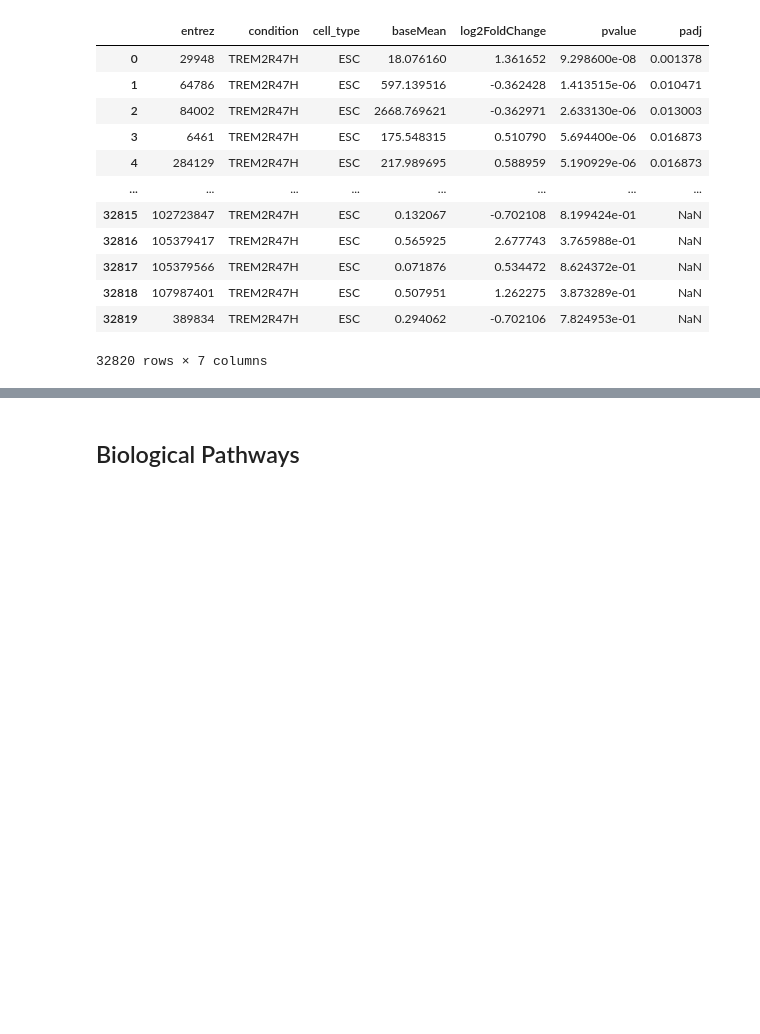
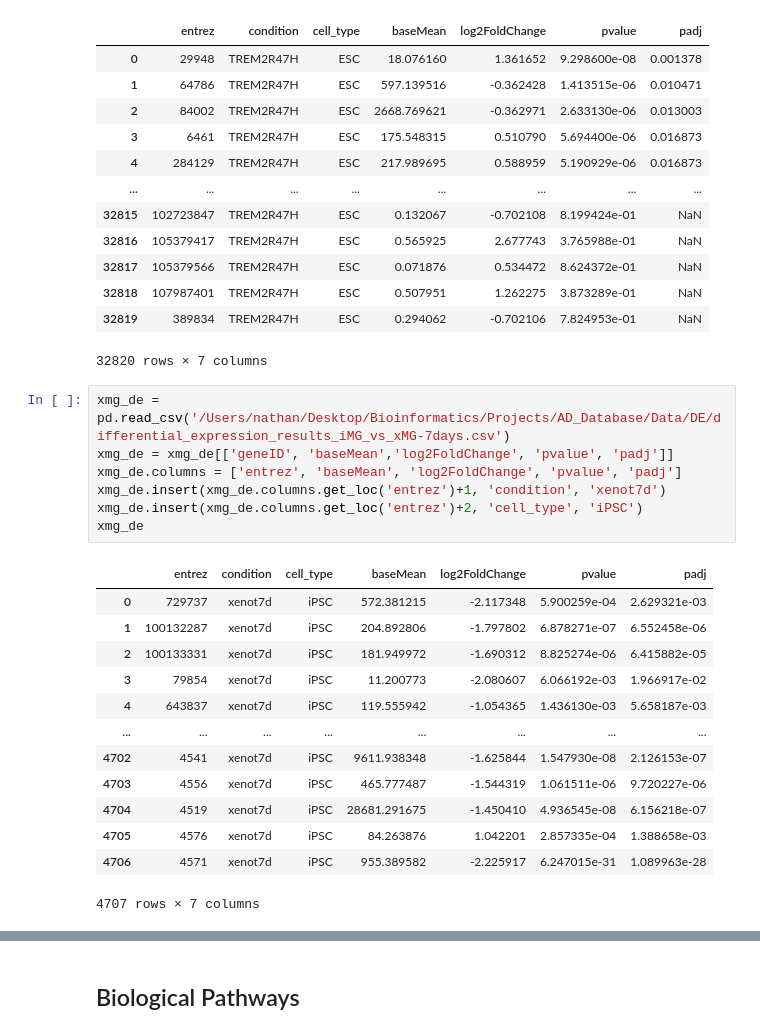
Before and after one commit to Nathan2400912/AD_Database, a Jupyter notebook: data_parsing.ipynb, the cells around one changed output, grey strips where cells are left out. Saved outputs shown, nothing was run; the diff lists cells and outputs as text; blank space fills up the shorter version.

Commit message:
changes to base and data html

```diff
--- a/data_parsing.ipynb
+++ b/data_parsing.ipynb
@@ -494,3 +494,24 @@ trem2r47h_de
 | 32818 | 107987401 | TREM2R47H | ESC | 0.507951 | 1.262275 | 3.873289e-01 | NaN |
 | 32819 | 389834 | TREM2R47H | ESC | 0.294062 | -0.702106 | 7.824953e-01 | NaN |
 32820 rows × 7 columns
+# %%
+xmg_de = pd.read_csv('/Users/nathan/Desktop/Bioinformatics/Projects/AD_Database/Data/DE/differential_expression_results_iMG_vs_xMG-7days.csv')
+xmg_de = xmg_de[['geneID', 'baseMean','log2FoldChange', 'pvalue', 'padj']]
+xmg_de.columns = ['entrez', 'baseMean', 'log2FoldChange', 'pvalue', 'padj']
+xmg_de.insert(xmg_de.columns.get_loc('entrez')+1, 'condition', 'xenot7d')
+xmg_de.insert(xmg_de.columns.get_loc('entrez')+2, 'cell_type', 'iPSC')
+xmg_de
+# %% [output]
+|  | entrez | condition | cell_type | baseMean | log2FoldChange | pvalue | padj |
+| 0 | 729737 | xenot7d | iPSC | 572.381215 | -2.117348 | 5.900259e-04 | 2.629321e-03 |
+| 1 | 100132287 | xenot7d | iPSC | 204.892806 | -1.797802 | 6.878271e-07 | 6.552458e-06 |
+| 2 | 100133331 | xenot7d | iPSC | 181.949972 | -1.690312 | 8.825274e-06 | 6.415882e-05 |
+| 3 | 79854 | xenot7d | iPSC | 11.200773 | -2.080607 | 6.066192e-03 | 1.966917e-02 |
+| 4 | 643837 | xenot7d | iPSC | 119.555942 | -1.054365 | 1.436130e-03 | 5.658187e-03 |
+| ... | ... | ... | ... | ... | ... | ... | ... |
+| 4702 | 4541 | xenot7d | iPSC | 9611.938348 | -1.625844 | 1.547930e-08 | 2.126153e-07 |
+| 4703 | 4556 | xenot7d | iPSC | 465.777487 | -1.544319 | 1.061511e-06 | 9.720227e-06 |
+| 4704 | 4519 | xenot7d | iPSC | 28681.291675 | -1.450410 | 4.936545e-08 | 6.156218e-07 |
+| 4705 | 4576 | xenot7d | iPSC | 84.263876 | 1.042201 | 2.857335e-04 | 1.388658e-03 |
+| 4706 | 4571 | xenot7d | iPSC | 955.389582 | -2.225917 | 6.247015e-31 | 1.089963e-28 |
+4707 rows × 7 columns
```
Also changed, not shown: parts of 4 cells of this notebook, 4 other files.
